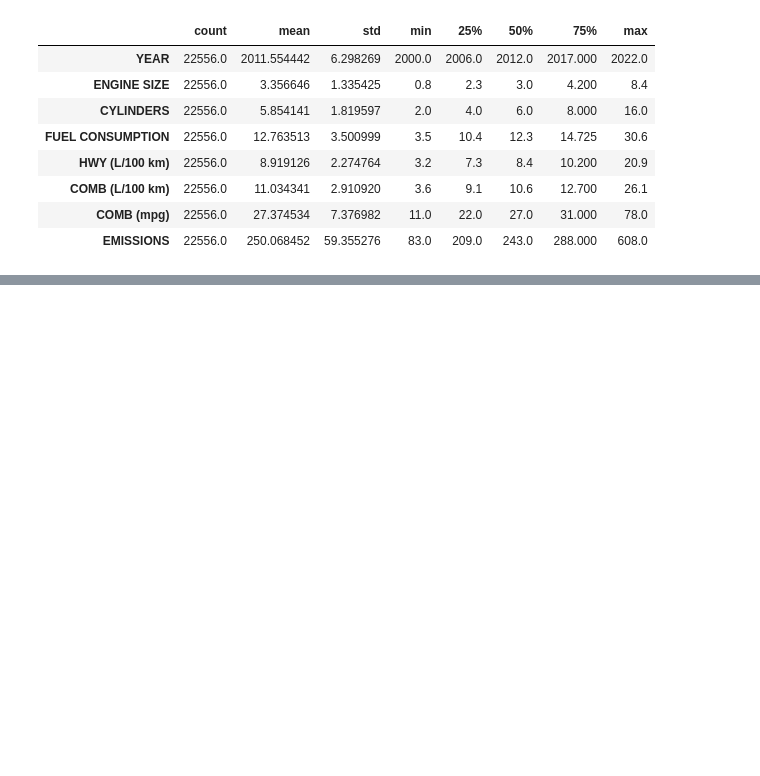
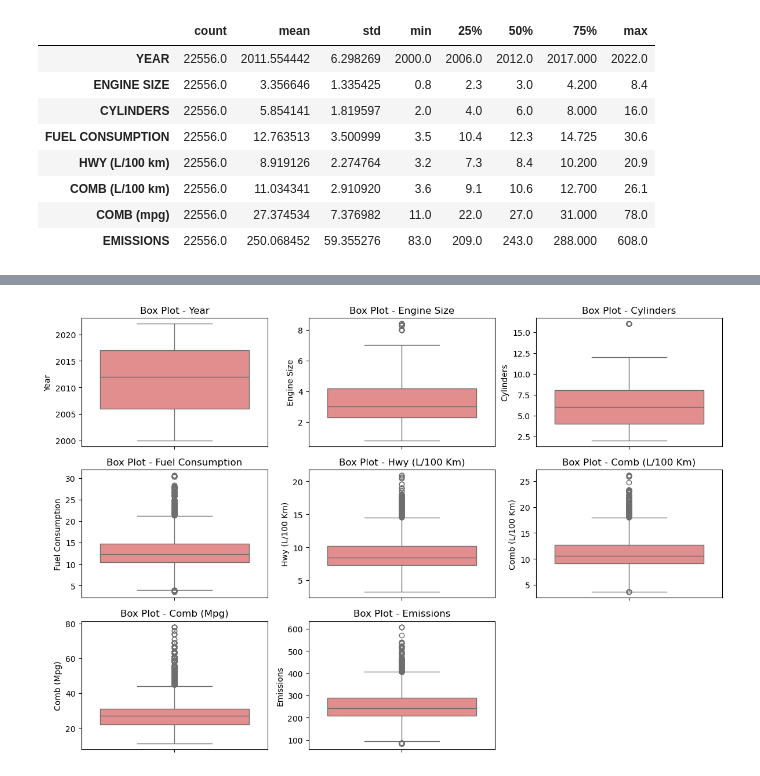
Before and after one commit to WambuiMunene/Phase2-Project_Group-4, a Jupyter notebook: Notebooks/Louis.ipynb, the cells around one changed output, grey strips where cells are left out. Drawn from its saved outputs; the diff is of its cells as text; code cells hidden in the pictures; blank space fills up the shorter version.

```diff
--- a/Notebooks/Louis.ipynb
+++ b/Notebooks/Louis.ipynb
@@ -535,0 +378,12 @@ Both DataFrames have the same number of rows.
+# %%
+# Box Plots for Outliers Detection
+num_cols = df_copy.select_dtypes(include=['float64', 'int64']).columns
+plt.figure(figsize=(12, 8))
+for i, col in enumerate(num_cols, 1):
+    plt.subplot(3, 3, i)
+    sns.boxplot(y=df_copy[col], color="lightcoral")
+    plt.title(f"Box Plot - {col}")
+plt.tight_layout()
+plt.show()
+# %% [output]
+[figure, added]
```
Also changed, not shown: parts of 42 cells of this notebook.
